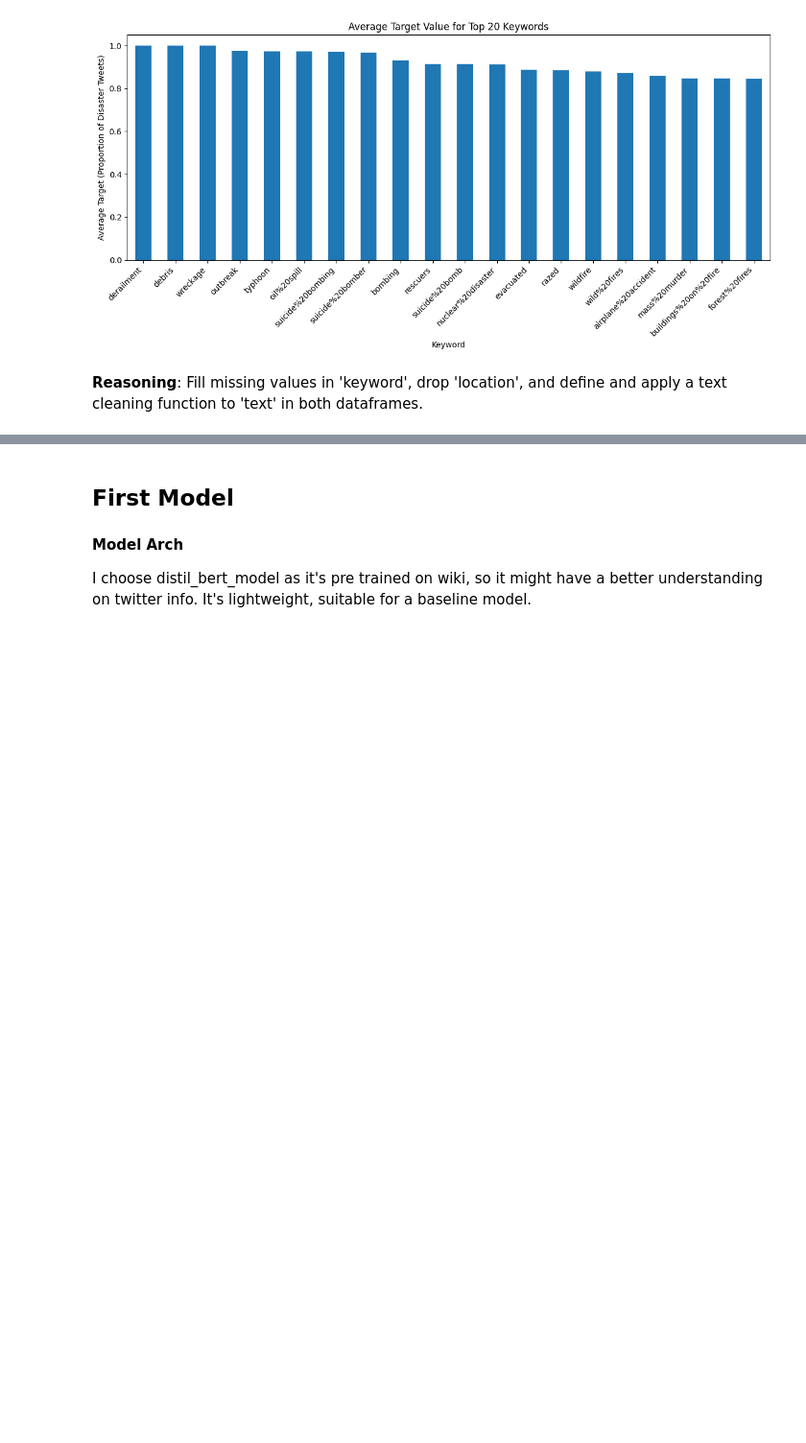
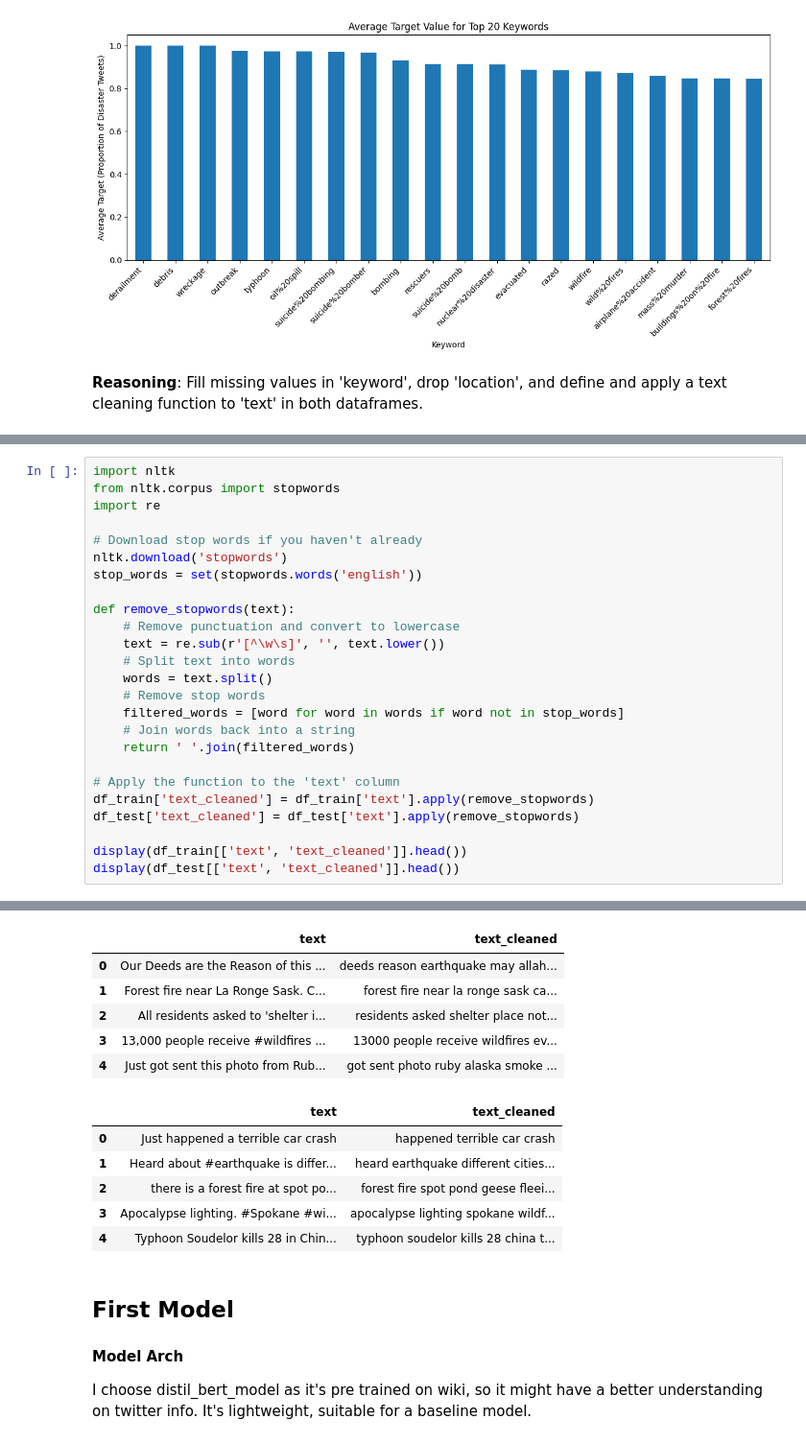
Before and after one commit to Marcusly17/CU_ML3_WK4, a Jupyter notebook: CU_ML3_WK4.ipynb, the cells around one changed output, grey strips where cells are left out. Shown at 96% size. Saved outputs shown, nothing was run; the diff lists cells and outputs as text; blank space fills up the shorter version.

```diff
--- a/CU_ML3_WK4.ipynb
+++ b/CU_ML3_WK4.ipynb
@@ -134,0 +143,26 @@ Fill missing values in 'keyword', drop 'location', and define and apply a text c
+# %%
+import nltk
+from nltk.corpus import stopwords
+import re
+
+# Download stop words if you haven't already
+nltk.download('stopwords')
+stop_words = set(stopwords.words('english'))
+
+def remove_stopwords(text):
+    # Remove punctuation and convert to lowercase
+    text = re.sub(r'[^\w\s]', '', text.lower())
+    # Split text into words
+    words = text.split()
+    # Remove stop words
+    filtered_words = [word for word in words if word not in stop_words]
+    # Join words back into a string
+    return ' '.join(filtered_words)
+
+# Apply the function to the 'text' column
+df_train['text_cleaned'] = df_train['text'].apply(remove_stopwords)
+df_test['text_cleaned'] = df_test['text'].apply(remove_stopwords)
+
+display(df_train[['text', 'text_cleaned']].head())
+display(df_test[['text', 'text_cleaned']].head())
+# %% [output]
@@ -135,3 +171,15 @@ Fill missing values in 'keyword', drop 'location', and define and apply a text c
+|  | text | text_cleaned |
+| 0 | Our Deeds are the Reason of this ... | deeds reason earthquake may allah... |
+| 1 | Forest fire near La Ronge Sask. C... | forest fire near la ronge sask ca... |
+| 2 | All residents asked to 'shelter i... | residents asked shelter place not... |
+| 3 | 13,000 people receive #wildfires ... | 13000 people receive wildfires ev... |
+| 4 | Just got sent this photo from Rub... | got sent photo ruby alaska smoke ... |
+|  | text | text_cleaned |
+| 0 | Just happened a terrible car crash | happened terrible car crash |
+| 1 | Heard about #earthquake is differ... | heard earthquake different cities... |
+| 2 | there is a forest fire at spot po... | forest fire spot pond geese fleei... |
+| 3 | Apocalypse lighting. #Spokane #wi... | apocalypse lighting spokane wildf... |
+| 4 | Typhoon Soudelor kills 28 in Chin... | typhoon soudelor kills 28 china t... |
 # %% [markdown]
 ## First Model
 
```
Also changed, not shown: parts of 7 cells of this notebook.
